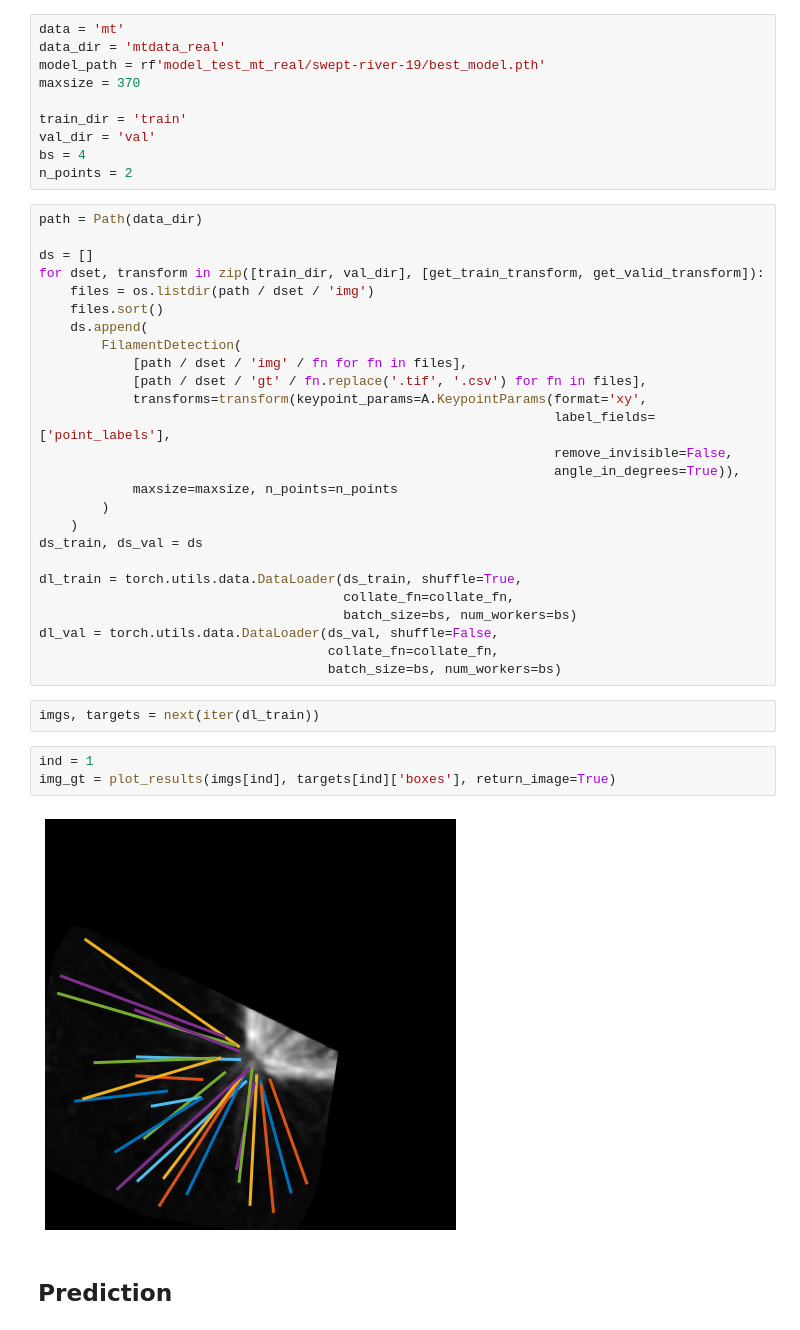
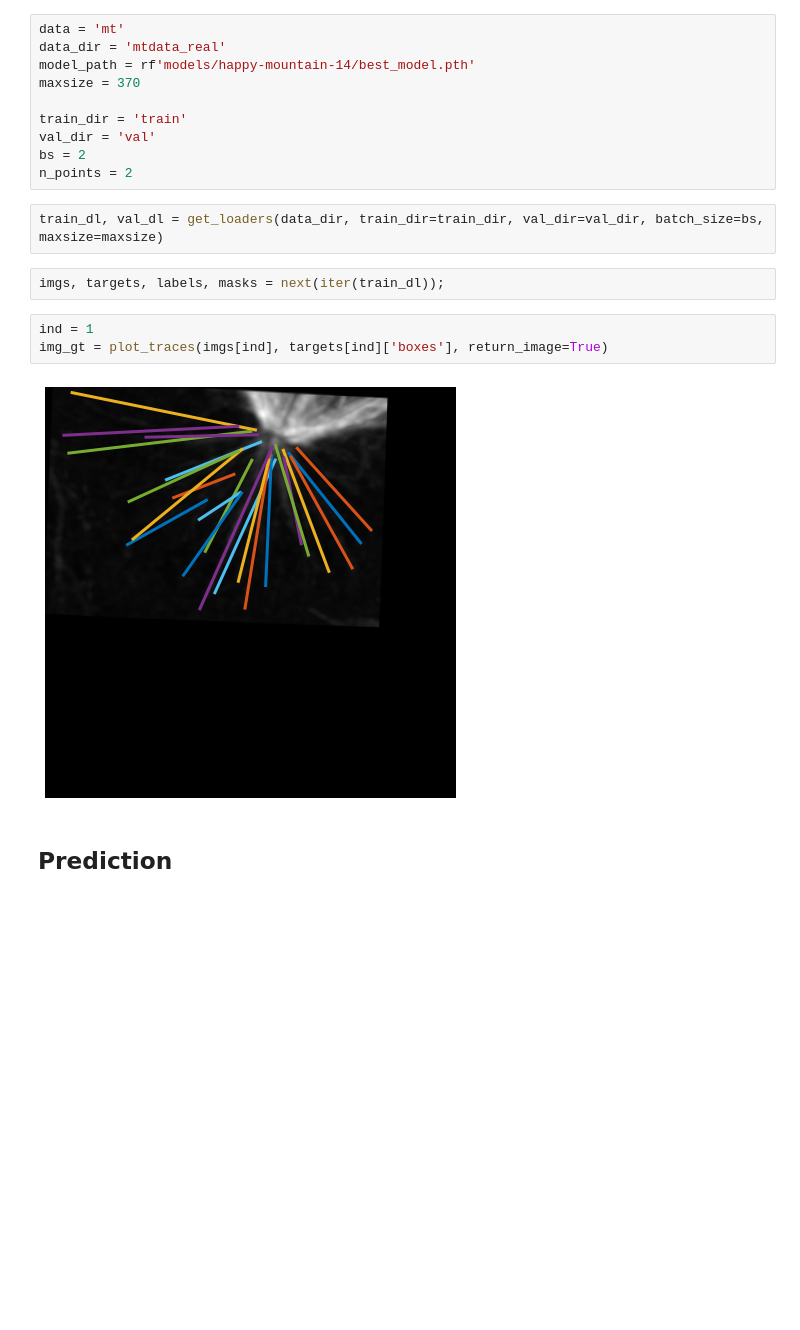
Before and after one commit to amedyukhina/trace-net, a Jupyter notebook: test_loading_and_prediction.ipynb, the cells around one changed output. Saved outputs shown, nothing was run; the diff lists cells and outputs as text; blank space fills up the shorter version.

Commit message:
fix data loading

```diff
--- a/test_loading_and_prediction.ipynb
+++ b/test_loading_and_prediction.ipynb
@@ -12,46 +11,22 @@ from tracenet.models.detr import build_model
 # %%
 data = 'mt'
 data_dir = 'mtdata_real'
-model_path = rf'model_test_mt_real/swept-river-19/best_model.pth'
+model_path = rf'models/happy-mountain-14/best_model.pth'
 maxsize = 370
 
 train_dir = 'train'
 val_dir = 'val'
-bs = 4
+bs = 2
 n_points = 2
-# %%
-path = Path(data_dir)
-
-ds = []
-for dset, transform in zip([train_dir, val_dir], [get_train_transform, get_valid_transform]):
-    files = os.listdir(path / dset / 'img')
-    files.sort()
-    ds.append(
-        FilamentDetection(
-            [path / dset / 'img' / fn for fn in files],
-            [path / dset / 'gt' / fn.replace('.tif', '.csv') for fn in files],
-            transforms=transform(keypoint_params=A.KeypointParams(format='xy',
-                                                                  label_fields=['point_labels'],
-                                                                  remove_invisible=False,
-                                                                  angle_in_degrees=True)),
-            maxsize=maxsize, n_points=n_points
-        )
-    )
-ds_train, ds_val = ds
-
-dl_train = torch.utils.data.DataLoader(ds_train, shuffle=True,
-                                       collate_fn=collate_fn,
-                                       batch_size=bs, num_workers=bs)
-dl_val = torch.utils.data.DataLoader(ds_val, shuffle=False,
-                                     collate_fn=collate_fn,
-                                     batch_size=bs, num_workers=bs)
+# %%
+train_dl, val_dl = get_loaders(data_dir, train_dir=train_dir, val_dir=val_dir, batch_size=bs, maxsize=maxsize)
 # %%
-imgs, targets = next(iter(dl_train))
+imgs, targets, labels, masks = next(iter(train_dl));
 # %%
 ind = 1
-img_gt = plot_results(imgs[ind], targets[ind]['boxes'], return_image=True)
+img_gt = plot_traces(imgs[ind], targets[ind]['boxes'], return_image=True)
 # %% [output]
-[figure, old version]
+[figure, new version]
 # %% [markdown]
 ## Prediction
 # %%
```
Also changed, not shown: parts of 12 cells of this notebook.
